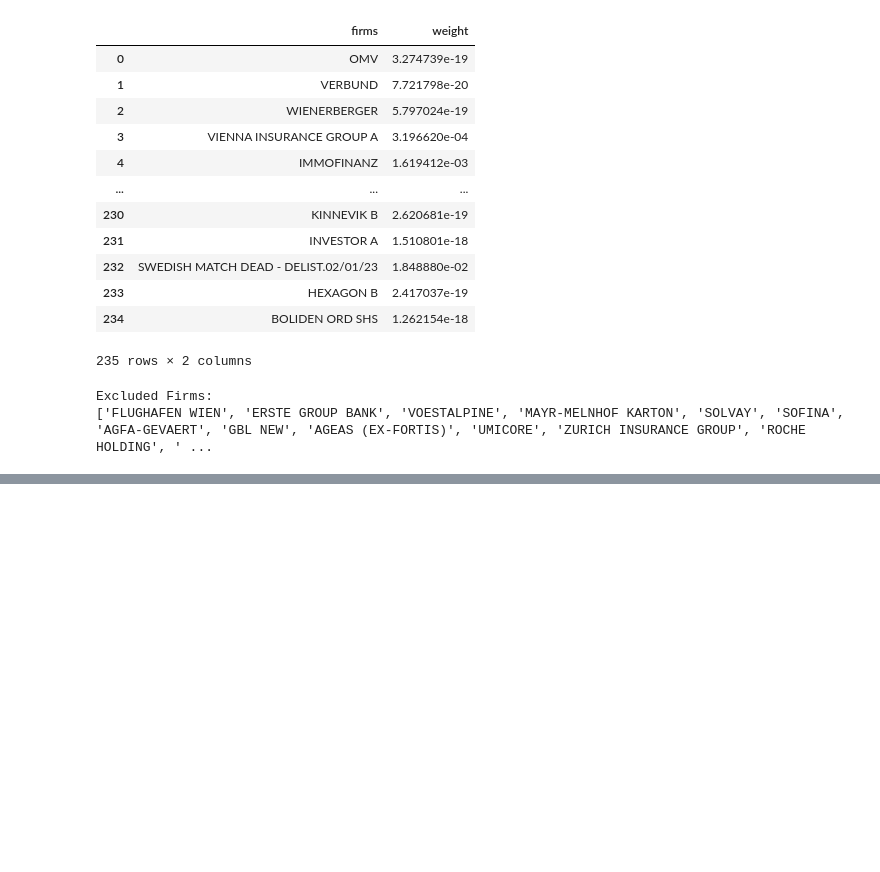
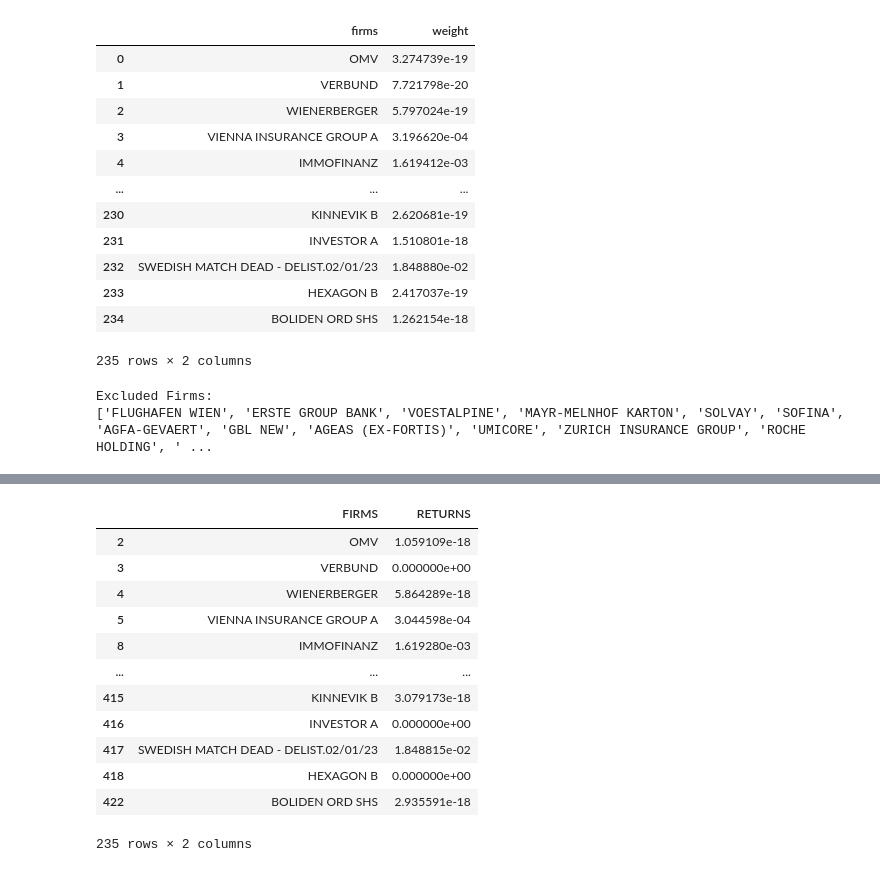
Before and after one commit to BalthazazarDuc/SEF-HW2, a Jupyter notebook: EX 3.ipynb, the cells around one changed output, grey strips where cells are left out. Drawn from its saved outputs; the diff is of its cells as text; code cells hidden in the pictures; blank space fills up the shorter version.

```diff
--- a/EX 3.ipynb
+++ b/EX 3.ipynb
@@ -281,0 +308,43 @@ Excluded Firms:
+# %%
+portfolio_returns = []
+
+for year in range(2007, end_year):
+    # Weights at the end of year Y
+    weights = optimal_weights_df[f'Weights_{year}'].values
+    updated_weights = weights.copy()
+
+    # Returns for each month of year Y + 1
+    for month in range(1, 13):
+        month_index = f"{year + 1}-{str(month).zfill(2)}"
+        if month_index not in returns.columns:
+            continue
+
+        # Calculate the portfolio return for the current month
+        monthly_stock_returns = returns[month_index].values
+        portfolio_return = np.dot(updated_weights, monthly_stock_returns)
+        portfolio_returns.append(portfolio_return)
+
+        # Update and normalize the weights for the next month
+        updated_weights = updated_weights * (1 + monthly_stock_returns)
+        updated_weights /= (1 + portfolio_return)
+
+ex_post_ret = exp_returns.copy()
+ex_post_ret['RETURNS'] = updated_weights
+
+ex_post_ret_filt = ex_post_ret[final_portfolio['weight'] > 0]
+# %%
+ex_post_ret_filt
+# %% [output]
+|  | FIRMS | RETURNS |
+| 2 | OMV | 1.059109e-18 |
+| 3 | VERBUND | 0.000000e+00 |
+| 4 | WIENERBERGER | 5.864289e-18 |
+| 5 | VIENNA INSURANCE GROUP A | 3.044598e-04 |
+| 8 | IMMOFINANZ | 1.619280e-03 |
+| ... | ... | ... |
+| 415 | KINNEVIK B | 3.079173e-18 |
+| 416 | INVESTOR A | 0.000000e+00 |
+| 417 | SWEDISH MATCH DEAD - DELIST.02/01/23 | 1.848815e-02 |
+| 418 | HEXAGON B | 0.000000e+00 |
+| 422 | BOLIDEN ORD SHS | 2.935591e-18 |
+235 rows × 2 columns
```
Also changed, not shown: parts of 7 cells of this notebook.
